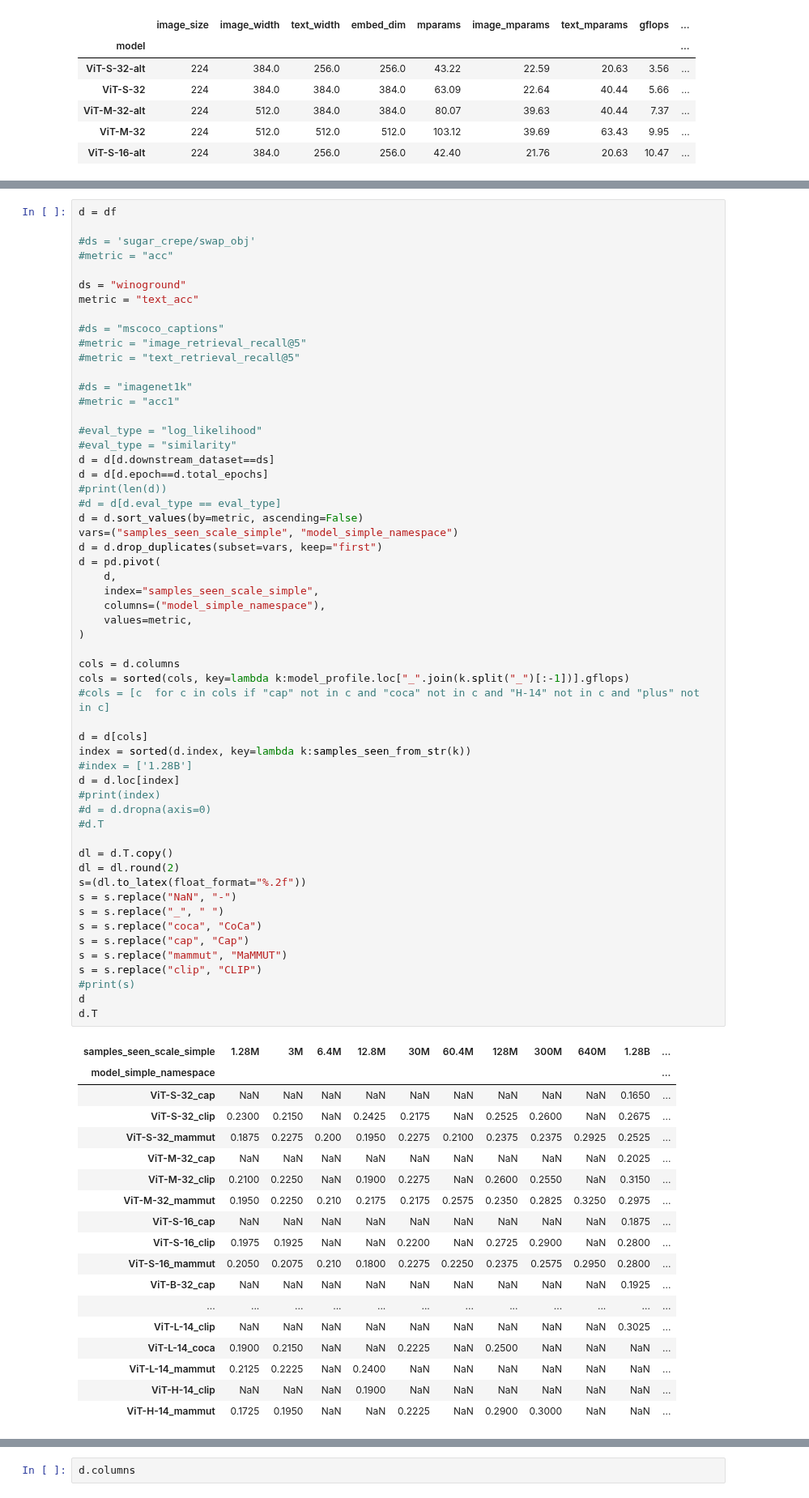
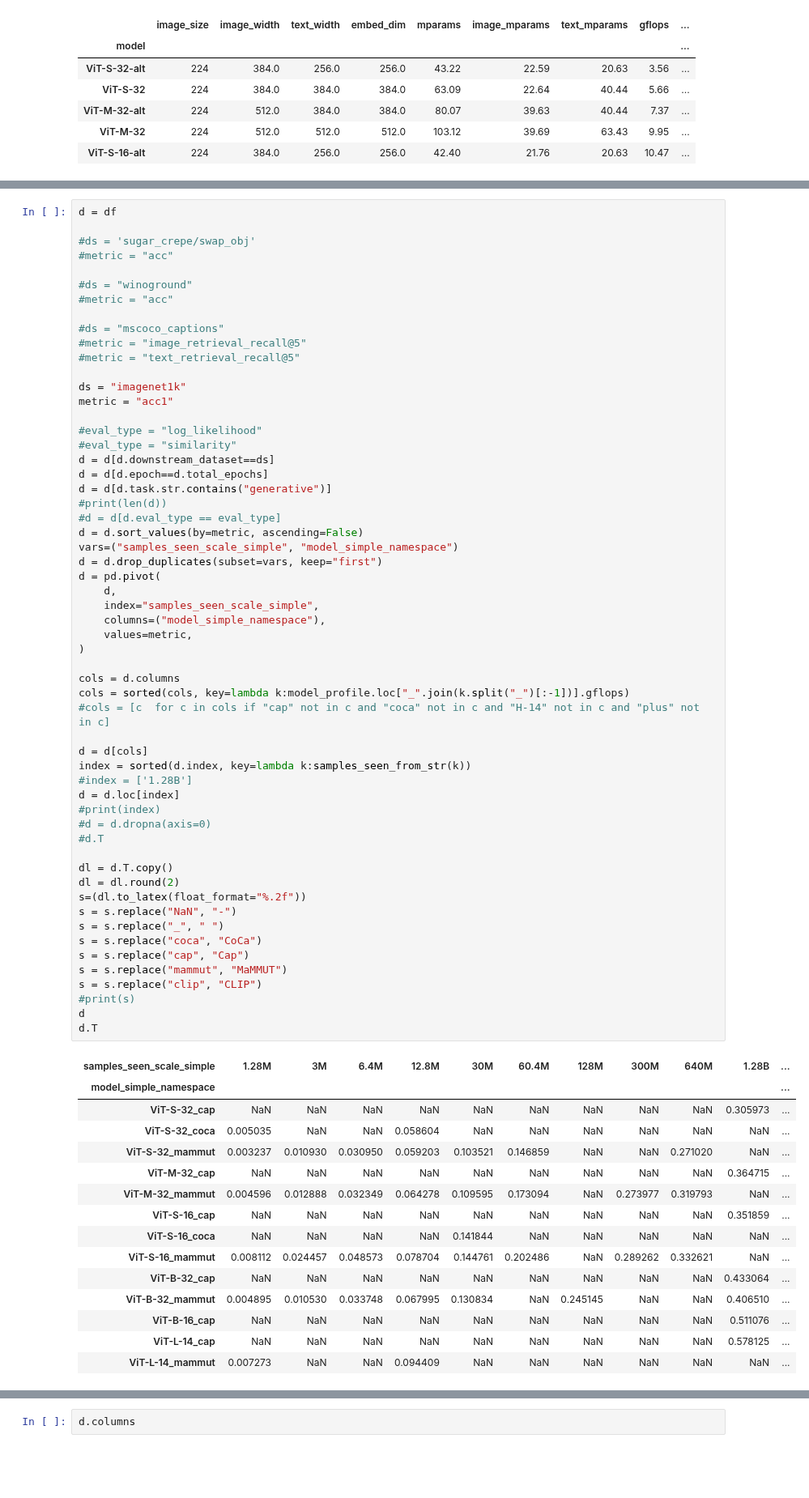
Before and after one commit to SLAMPAI/open_clip_scaling, a Jupyter notebook: results.ipynb, the cells around one changed output, grey strips where cells are left out. Shown at 81% size. Saved outputs shown, nothing was run; the diff lists cells and outputs as text; blank space fills up the shorter version.

```diff
--- a/results.ipynb
+++ b/results.ipynb
@@ -141,20 +216,21 @@ d = df
 #ds = 'sugar_crepe/swap_obj'
 #metric = "acc"
 
-ds = "winoground"
-metric = "text_acc"
+#ds = "winoground"
+#metric = "acc"
 
 #ds = "mscoco_captions"
 #metric = "image_retrieval_recall@5"
 #metric = "text_retrieval_recall@5"
 
-#ds = "imagenet1k"
-#metric = "acc1"
+ds = "imagenet1k"
+metric = "acc1"
 
 #eval_type = "log_likelihood"
 #eval_type = "similarity"
 d = d[d.downstream_dataset==ds]
 d = d[d.epoch==d.total_epochs]
+d = d[d.task.str.contains("generative")]
 #print(len(d))
 #d = d[d.eval_type == eval_type]
 d = d.sort_values(by=metric, ascending=False)
@@ -167,49 +243,46 @@ d = pd.pivot(
     values=metric,
 )
 
 cols = d.columns
 cols = sorted(cols, key=lambda k:model_profile.loc["_".join(k.split("_")[:-1])].gflops)
 #cols = [c  for c in cols if "cap" not in c and "coca" not in c and "H-14" not in c and "plus" not in c]
 
 d = d[cols]
 index = sorted(d.index, key=lambda k:samples_seen_from_str(k))
 #index = ['1.28B']
 d = d.loc[index]
 #print(index)
 #d = d.dropna(axis=0)
 #d.T
 
 dl = d.T.copy()
 dl = dl.round(2)
 s=(dl.to_latex(float_format="%.2f"))
 s = s.replace("NaN", "-")
 s = s.replace("_", " ")
 s = s.replace("coca", "CoCa")
 s = s.replace("cap", "Cap")
 s = s.replace("mammut", "MaMMUT")
 s = s.replace("clip", "CLIP")
 #print(s)
 d
 d.T
 # %% [output]
 | samples_seen_scale_simple | 1.28M | 3M | 6.4M | 12.8M | 30M | 60.4M | 128M | 300M | 640M | 1.28B | ... |
 | model_simple_namespace |  |  |  |  |  |  |  |  |  |  | ... |
-| ViT-S-32_cap | NaN | NaN | NaN | NaN | NaN | NaN | NaN | NaN | NaN | 0.1650 | ... |
-| ViT-S-32_clip | 0.2300 | 0.2150 | NaN | 0.2425 | 0.2175 | NaN | 0.2525 | 0.2600 | NaN | 0.2675 | ... |
-| ViT-S-32_mammut | 0.1875 | 0.2275 | 0.200 | 0.1950 | 0.2275 | 0.2100 | 0.2375 | 0.2375 | 0.2925 | 0.2525 | ... |
-| ViT-M-32_cap | NaN | NaN | NaN | NaN | NaN | NaN | NaN | NaN | NaN | 0.2025 | ... |
-| ViT-M-32_clip | 0.2100 | 0.2250 | NaN | 0.1900 | 0.2275 | NaN | 0.2600 | 0.2550 | NaN | 0.3150 | ... |
-| ViT-M-32_mammut | 0.1950 | 0.2250 | 0.210 | 0.2175 | 0.2175 | 0.2575 | 0.2350 | 0.2825 | 0.3250 | 0.2975 | ... |
-| ViT-S-16_cap | NaN | NaN | NaN | NaN | NaN | NaN | NaN | NaN | NaN | 0.1875 | ... |
-| ViT-S-16_clip | 0.1975 | 0.1925 | NaN | NaN | 0.2200 | NaN | 0.2725 | 0.2900 | NaN | 0.2800 | ... |
-| ViT-S-16_mammut | 0.2050 | 0.2075 | 0.210 | 0.1800 | 0.2275 | 0.2250 | 0.2375 | 0.2575 | 0.2950 | 0.2800 | ... |
-| ViT-B-32_cap | NaN | NaN | NaN | NaN | NaN | NaN | NaN | NaN | NaN | 0.1925 | ... |
-| ... | ... | ... | ... | ... | ... | ... | ... | ... | ... | ... | ... |
-| ViT-L-14_clip | NaN | NaN | NaN | NaN | NaN | NaN | NaN | NaN | NaN | 0.3025 | ... |
-| ViT-L-14_coca | 0.1900 | 0.2150 | NaN | NaN | 0.2225 | NaN | 0.2500 | NaN | NaN | NaN | ... |
-| ViT-L-14_mammut | 0.2125 | 0.2225 | NaN | 0.2400 | NaN | NaN | NaN | NaN | NaN | NaN | ... |
-| ViT-H-14_clip | NaN | NaN | NaN | 0.1900 | NaN | NaN | NaN | NaN | NaN | NaN | ... |
-| ViT-H-14_mammut | 0.1725 | 0.1950 | NaN | NaN | 0.2225 | NaN | 0.2900 | 0.3000 | NaN | NaN | ... |
+| ViT-S-32_cap | NaN | NaN | NaN | NaN | NaN | NaN | NaN | NaN | NaN | 0.305973 | ... |
+| ViT-S-32_coca | 0.005035 | NaN | NaN | 0.058604 | NaN | NaN | NaN | NaN | NaN | NaN | ... |
+| ViT-S-32_mammut | 0.003237 | 0.010930 | 0.030950 | 0.059203 | 0.103521 | 0.146859 | NaN | NaN | 0.271020 | NaN | ... |
+| ViT-M-32_cap | NaN | NaN | NaN | NaN | NaN | NaN | NaN | NaN | NaN | 0.364715 | ... |
+| ViT-M-32_mammut | 0.004596 | 0.012888 | 0.032349 | 0.064278 | 0.109595 | 0.173094 | NaN | 0.273977 | 0.319793 | NaN | ... |
+| ViT-S-16_cap | NaN | NaN | NaN | NaN | NaN | NaN | NaN | NaN | NaN | 0.351859 | ... |
+| ViT-S-16_coca | NaN | NaN | NaN | NaN | 0.141844 | NaN | NaN | NaN | NaN | NaN | ... |
+| ViT-S-16_mammut | 0.008112 | 0.024457 | 0.048573 | 0.078704 | 0.144761 | 0.202486 | NaN | 0.289262 | 0.332621 | NaN | ... |
+| ViT-B-32_cap | NaN | NaN | NaN | NaN | NaN | NaN | NaN | NaN | NaN | 0.433064 | ... |
+| ViT-B-32_mammut | 0.004895 | 0.010530 | 0.033748 | 0.067995 | 0.130834 | NaN | 0.245145 | NaN | NaN | 0.406510 | ... |
+| ViT-B-16_cap | NaN | NaN | NaN | NaN | NaN | NaN | NaN | NaN | NaN | 0.511076 | ... |
+| ViT-L-14_cap | NaN | NaN | NaN | NaN | NaN | NaN | NaN | NaN | NaN | 0.578125 | ... |
+| ViT-L-14_mammut | 0.007273 | NaN | NaN | 0.094409 | NaN | NaN | NaN | NaN | NaN | NaN | ... |
 # %%
 d = df.copy()
 
```
Also changed, not shown: parts of 13 cells of this notebook, 3 other files.
